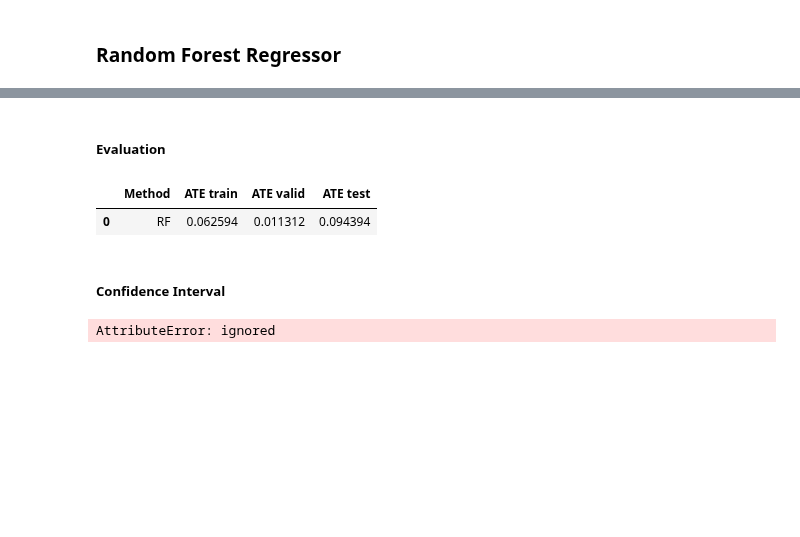
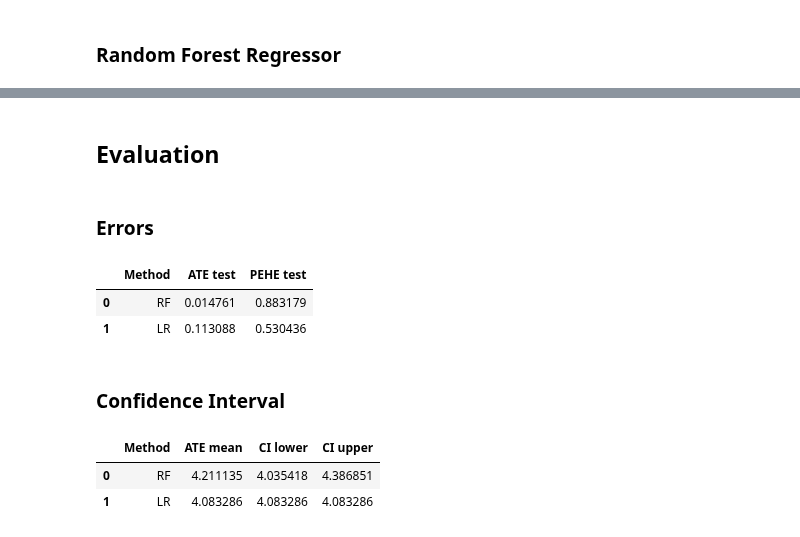
Before and after one commit to PauMarquez99/DataScience-CE888, a Jupyter notebook: Assignments/CE888 Assignment 2/Datasets Notebooks/CE888-Assignment2_IHDP.ipynb, the cells around one changed output, grey strips where cells are left out. Saved outputs shown, nothing was run; the diff lists cells and outputs as text; code cells hidden in the pictures; blank space fills up the shorter version.

```diff
--- a/Assignments/CE888 Assignment 2/Datasets Notebooks/CE888-Assignment2_IHDP.ipynb
+++ b/Assignments/CE888 Assignment 2/Datasets Notebooks/CE888-Assignment2_IHDP.ipynb
@@ -169,2 +172,25 @@ rf_te_t = rf_y1_t - rf_y0_t
+# %%
+lr = LinearRegression()
+
+# Train on the training data.
+lr.fit(np.concatenate([x_train, t_train], axis=1), y_train.flatten())
+
+# Training predictions:
+lr_y0_in = lr.predict(np.concatenate([x_train, np.zeros_like(t_train)], axis=1))
+lr_y1_in = lr.predict(np.concatenate([x_train, np.ones_like(t_train)], axis=1))
+
+# Validation predictions (model's generalisation to unseen examples):
+lr_y0_out = lr.predict(np.concatenate([x_valid, np.zeros_like(t_valid)], axis=1))
+lr_y1_out = lr.predict(np.concatenate([x_valid, np.ones_like(t_valid)], axis=1))
+
+# Test predictions:
+lr_y0_t = lr.predict(np.concatenate([x_test, np.zeros_like(t_test)], axis=1))
+lr_y1_t = lr.predict(np.concatenate([x_test, np.ones_like(t_test)], axis=1))
+
+# Compute ITEs
+# ITE = Y_1 - Y_0
+lr_te_in = lr_y1_in - lr_y0_in
+lr_te_out = lr_y1_out - lr_y0_out
+lr_te_t = lr_y1_t - lr_y0_t
 # %% [markdown]
-##### Evaluation
+## Evaluation
@@ -177,25 +197,44 @@ rf_ate_t = f.abs_ate(rf_te_t, true_ate)
+# %% [markdown]
+### Errors
+# %%
+# Error on ATE
+true_ate = 4.016
+
+rf_ate_t = f.abs_ate(ite_test, rf_te_t)
+lr_ate_t = f.abs_ate(ite_test, lr_te_t)
+
+
+# PEHE
+rf_pehe_t = f.pehe(ite_test, rf_te_t)
+lr_pehe_t = f.pehe(ite_test, lr_te_t)
 # %%
 results = []
-results.append(['RF', rf_ate_in, rf_ate_out, rf_ate_t])
+results.append(['RF', rf_ate_t, rf_pehe_t])
+results.append(['LR', lr_ate_t, lr_pehe_t])
 
-cols = ['Method', 'ATE train', 'ATE valid', 'ATE test']
+cols = ['Method', 'ATE test', 'PEHE test']
 
 df = pd.DataFrame(results, columns=cols)
 df
 # %% [output]
-|  | Method | ATE train | ATE valid | ATE test |
-| 0 | RF | 0.062594 | 0.011312 | 0.094394 |
+|  | Method | ATE test | PEHE test |
+| 0 | RF | 0.014761 | 0.883179 |
+| 1 | LR | 0.113088 | 0.530436 |
 # %% [markdown]
-##### Confidence Interval
+### Confidence Interval
 # %%
 rf_ate_bounds = f.mean_ci(rf_te_t)
+lr_ate_bounds = f.mean_ci(lr_te_t)
 
 results = []
 results.append(['RF', rf_ate_bounds[0], rf_ate_bounds[1], rf_ate_bounds[2]])
+results.append(['LR', lr_ate_bounds[0], lr_ate_bounds[1], lr_ate_bounds[2]])
 
-cols = ['Method', 'ATE mean']
+cols = ['Method', 'ATE mean', 'CI lower', 'CI upper']
 
 df = pd.DataFrame(results, columns=cols)
 df
 # %% [output]
-AttributeError: ignored
+|  | Method | ATE mean | CI lower | CI upper |
+| 0 | RF | 4.211135 | 4.035418 | 4.386851 |
+| 1 | LR | 4.083286 | 4.083286 | 4.083286 |
```
Also changed, not shown: parts of 6 cells of this notebook.
